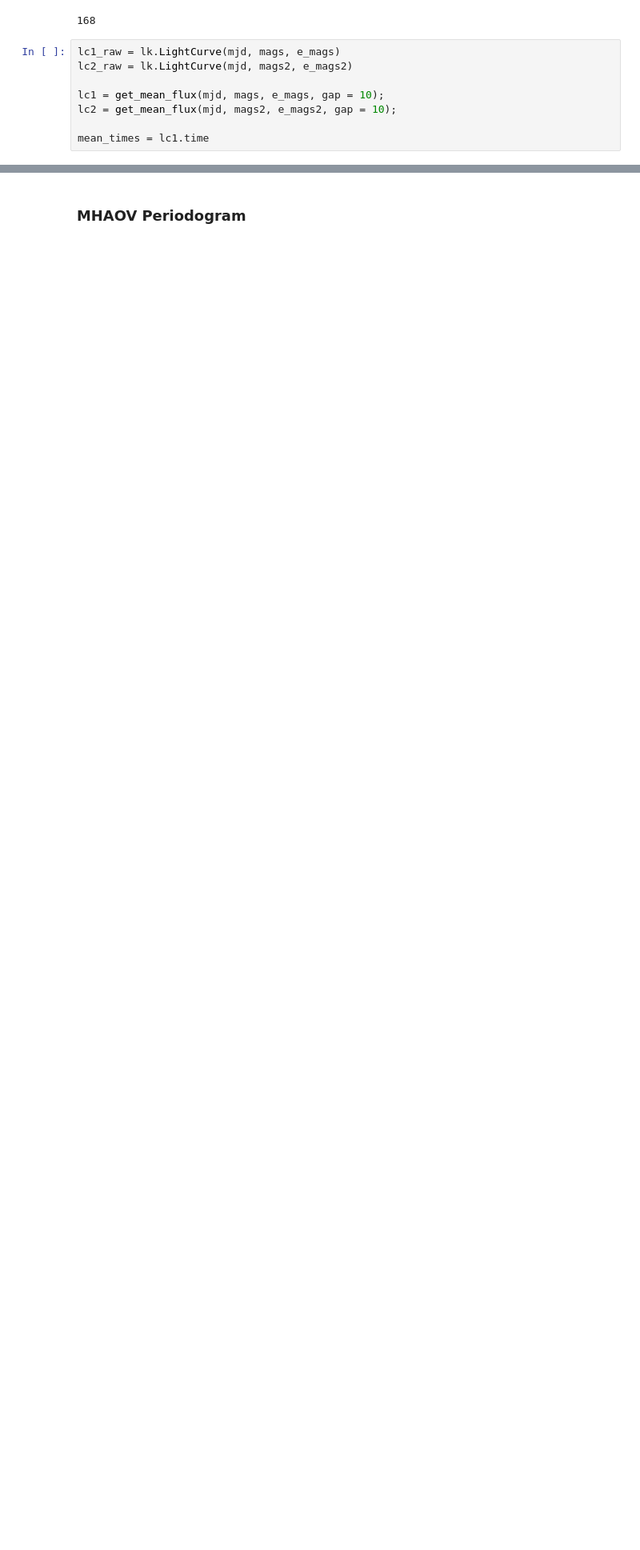
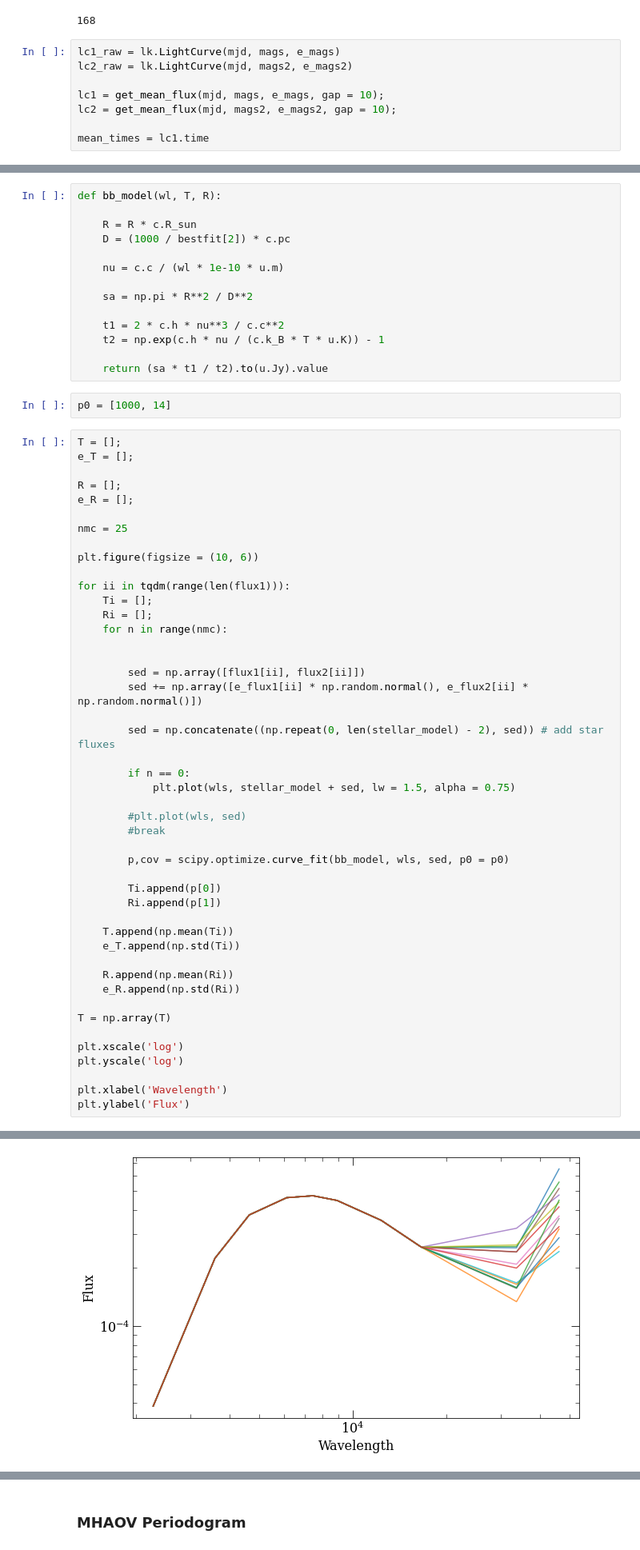
Before and after one commit to renlliang3/d62, a Jupyter notebook: 03_wise_lc_pm.ipynb, the cells around one changed output, grey strips where cells are left out. Shown at 80% size. Drawn from its saved outputs; the diff is of its cells as text; blank space fills up the shorter version.

```diff
--- a/03_wise_lc_pm.ipynb
+++ b/03_wise_lc_pm.ipynb
@@ -195,0 +221,63 @@ initialized with atm_type = H and bands = ['W1']
+# %%
+def bb_model(wl, T, R):
+
+    R = R * c.R_sun
+    D = (1000 / bestfit[2]) * c.pc
+
+    nu = c.c / (wl * 1e-10 * u.m)
+
+    sa = np.pi * R**2 / D**2
+
+    t1 = 2 * c.h * nu**3 / c.c**2
+    t2 = np.exp(c.h * nu / (c.k_B * T * u.K)) - 1
+
+    return (sa * t1 / t2).to(u.Jy).value
+# %%
+p0 = [1000, 14]
+# %%
+T = [];
+e_T = [];
+
+R = [];
+e_R = [];
+
+nmc = 25
+
+plt.figure(figsize = (10, 6))
+
+for ii in tqdm(range(len(flux1))):
+    Ti = [];
+    Ri = [];
+    for n in range(nmc):
+
+
+        sed = np.array([flux1[ii], flux2[ii]])
+        sed += np.array([e_flux1[ii] * np.random.normal(), e_flux2[ii] * np.random.normal()])
+
+        sed = np.concatenate((np.repeat(0, len(stellar_model) - 2), sed)) # add star fluxes
+
+        if n == 0:
+            plt.plot(wls, stellar_model + sed, lw = 1.5, alpha = 0.75)
+
+        #plt.plot(wls, sed)
+        #break
+
+        p,cov = scipy.optimize.curve_fit(bb_model, wls, sed, p0 = p0)
+
+        Ti.append(p[0])
+        Ri.append(p[1])
+
+    T.append(np.mean(Ti))
+    e_T.append(np.std(Ti))
+
+    R.append(np.mean(Ri))
+    e_R.append(np.std(Ri))
+
+T = np.array(T)
+
+plt.xscale('log')
+plt.yscale('log')
+
+plt.xlabel('Wavelength')
+plt.ylabel('Flux')
+# %% [output]
@@ -195,0 +285 @@ initialized with atm_type = H and bands = ['W1']
+[figure, added]
```
Also changed, not shown: parts of 9 cells of this notebook, 5 other files.
